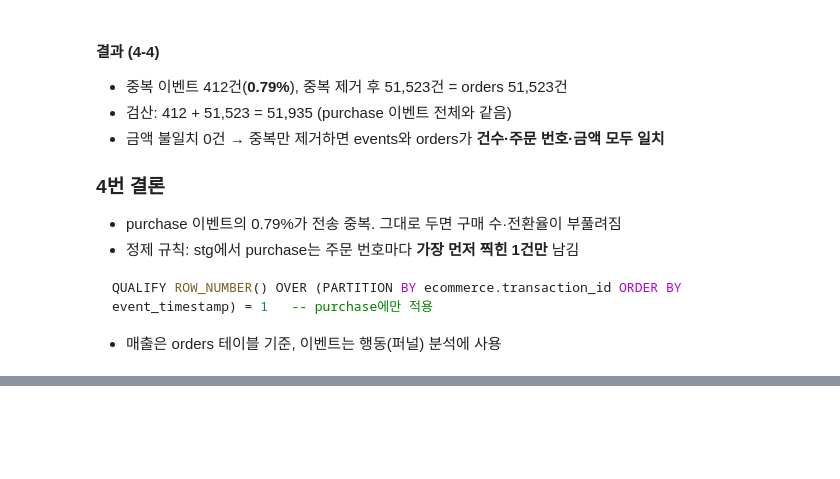
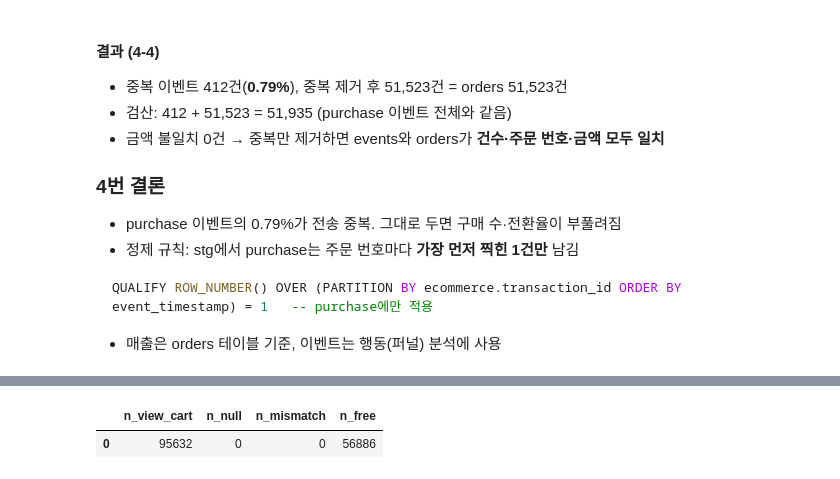
Before and after one commit to YURI0822/beauty-checkout-ab-test, a Jupyter notebook: notebooks/02_quality_check.ipynb, the cells around one changed output, grey strips where cells are left out. Saved outputs shown, nothing was run; the diff lists cells and outputs as text; code cells hidden in the pictures; blank space fills up the shorter version.

```diff
--- a/notebooks/02_quality_check.ipynb
+++ b/notebooks/02_quality_check.ipynb
@@ -653,0 +754,29 @@ QUALIFY ROW_NUMBER() OVER (PARTITION BY ecommerce.transaction_id ORDER BY event_
+# %%
+query("""
+# 5-3) view_cart의 free_shipping_remaining = max(30000 - 장바구니 금액, 0) 인지
+with c as (
+  select
+      (select
+          coalesce(value.int_value
+          ,cast(value.double_value as int64))
+        from unnest(event_params)
+       where key = 'value')                        as cart_value   # 장바구니 금액 (정수·실수 칸 중 채워진 값)
+      ,(select
+          coalesce(value.int_value
+          ,cast(value.double_value as int64))
+         from unnest(event_params)
+        where key = 'free_shipping_remaining')     as remaining    # 무료배송까지 남은 금액
+    from raw.events
+   where 1=1
+     and event_name = 'view_cart'
+)
+select
+    count(*)                                               as n_view_cart
+    ,countif(cart_value is null or remaining is null)      as n_null
+    ,countif(remaining != greatest(30000 - cart_value, 0)) as n_mismatch   # 규칙과 다른 값 (0이어야 함)
+    ,countif(remaining = 0)                                as n_free       # 이미 무료배송 장바구니
+  from c
+""")
+# %% [output]
+|  | n_view_cart | n_null | n_mismatch | n_free |
+| 0 | 95632 | 0 | 0 | 56886 |
```
Also changed, not shown: parts of 7 cells of this notebook.
